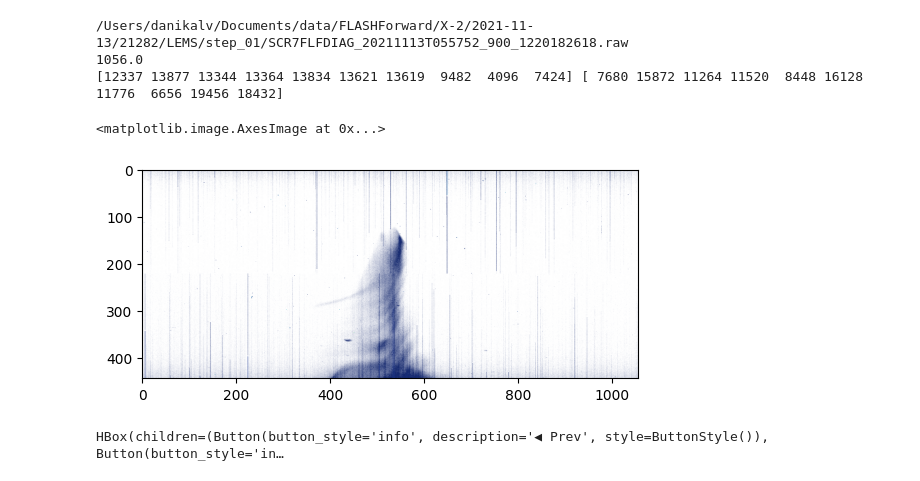
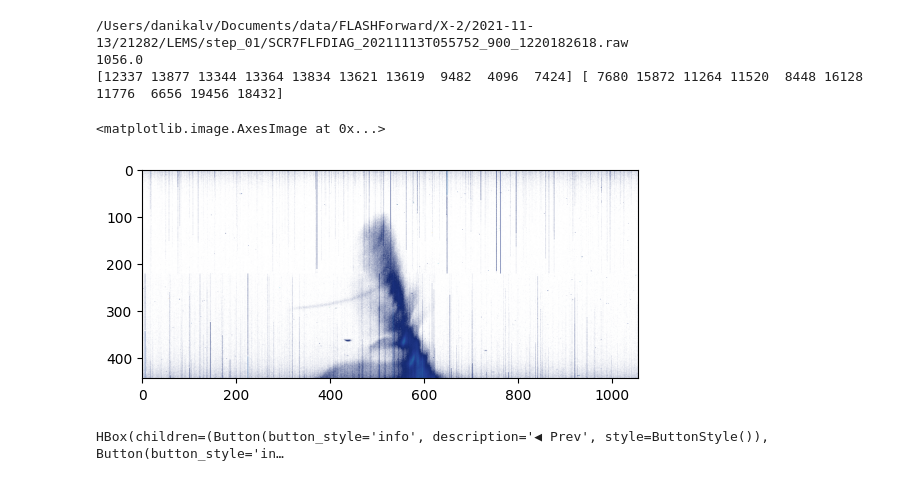
Before and after one commit to Knallvik/H5dataset, a Jupyter notebook: example.ipynb, the cells around one changed output. Cells and saved outputs as stored; diff of their text form; code cells hidden in the pictures.

```diff
--- a/example.ipynb
+++ b/example.ipynb
@@ -33,9 +33,9 @@ print(read[:10], read[-10:])
 # %%
 images = data.get_images(camera="LEMS")
 import matplotlib.pyplot as plt
 from h5dataset.colors import FLASHForward
-plt.imshow(images[100], cmap=FLASHForward)
+plt.imshow(images[1], cmap=FLASHForward)
 # %% [output]
 <matplotlib.image.AxesImage at 0x...>
-[figure, old version]
+[figure, new version]
 # %%
```
Also changed, not shown: parts of 1 cell of this notebook, 5 other files.
